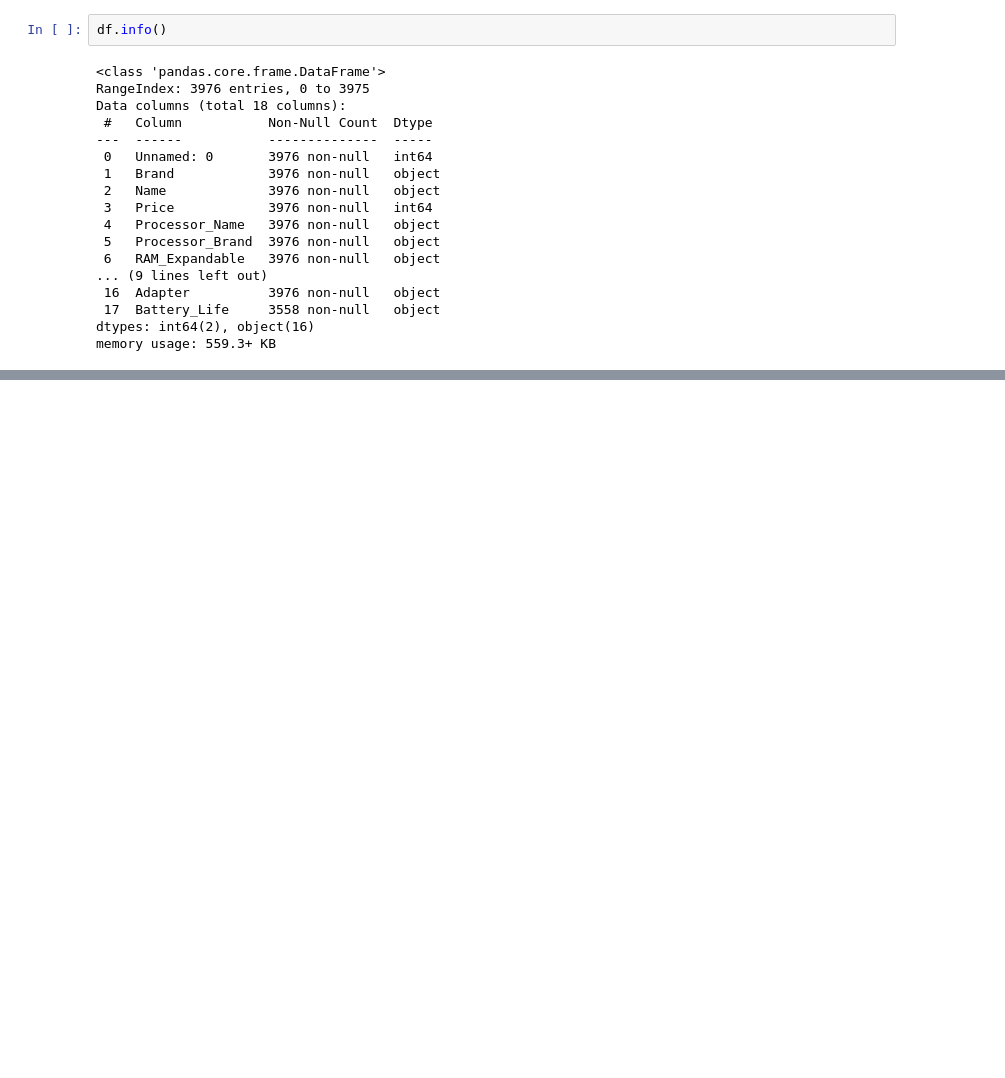
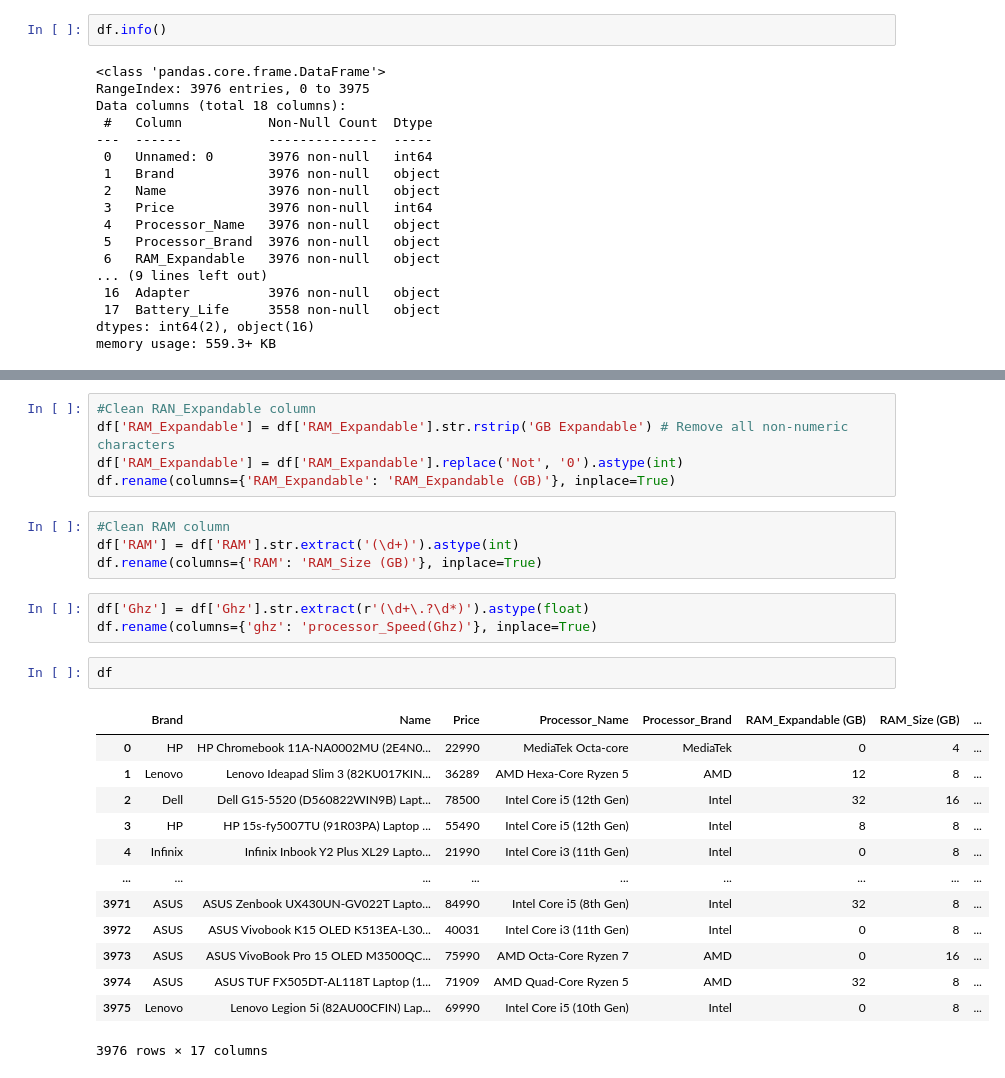
Before and after one commit to Dunith2002/Laptop_Price_Predictor, a Jupyter notebook: notebooks/FC211020_Dinusha/Data_Cleaning.ipynb, the cells around one changed output, grey strips where cells are left out. Drawn from its saved outputs; the diff is of its cells as text; blank space fills up the shorter version.

```diff
--- a/notebooks/FC211020_Dinusha/Data_Cleaning.ipynb
+++ b/notebooks/FC211020_Dinusha/Data_Cleaning.ipynb
@@ -56,0 +80,28 @@ dtype: int64
+# %%
+#Clean RAN_Expandable column
+df['RAM_Expandable'] = df['RAM_Expandable'].str.rstrip('GB Expandable') # Remove all non-numeric characters
+df['RAM_Expandable'] = df['RAM_Expandable'].replace('Not', '0').astype(int)
+df.rename(columns={'RAM_Expandable': 'RAM_Expandable (GB)'}, inplace=True)
+# %%
+#Clean RAM column
+df['RAM'] = df['RAM'].str.extract('(\d+)').astype(int)
+df.rename(columns={'RAM': 'RAM_Size (GB)'}, inplace=True)
+# %%
+df['Ghz'] = df['Ghz'].str.extract(r'(\d+\.?\d*)').astype(float)
+df.rename(columns={'ghz': 'processor_Speed(Ghz)'}, inplace=True)
+# %%
+df
+# %% [output]
+|  | Brand | Name | Price | Processor_Name | Processor_Brand | RAM_Expandable (GB) | RAM_Size (GB) | ... |
+| 0 | HP | HP Chromebook 11A-NA0002MU (2E4N0... | 22990 | MediaTek Octa-core | MediaTek | 0 | 4 | ... |
+| 1 | Lenovo | Lenovo Ideapad Slim 3 (82KU017KIN... | 36289 | AMD Hexa-Core Ryzen 5 | AMD | 12 | 8 | ... |
+| 2 | Dell | Dell G15-5520 (D560822WIN9B) Lapt... | 78500 | Intel Core i5 (12th Gen) | Intel | 32 | 16 | ... |
+| 3 | HP | HP 15s-fy5007TU (91R03PA) Laptop ... | 55490 | Intel Core i5 (12th Gen) | Intel | 8 | 8 | ... |
+| 4 | Infinix | Infinix Inbook Y2 Plus XL29 Lapto... | 21990 | Intel Core i3 (11th Gen) | Intel | 0 | 8 | ... |
+| ... | ... | ... | ... | ... | ... | ... | ... | ... |
+| 3971 | ASUS | ASUS Zenbook UX430UN-GV022T Lapto... | 84990 | Intel Core i5 (8th Gen) | Intel | 32 | 8 | ... |
+| 3972 | ASUS | ASUS Vivobook K15 OLED K513EA-L30... | 40031 | Intel Core i3 (11th Gen) | Intel | 0 | 8 | ... |
+| 3973 | ASUS | ASUS VivoBook Pro 15 OLED M3500QC... | 75990 | AMD Octa-Core Ryzen 7 | AMD | 0 | 16 | ... |
+| 3974 | ASUS | ASUS TUF FX505DT-AL118T Laptop (1... | 71909 | AMD Quad-Core Ryzen 5 | AMD | 32 | 8 | ... |
+| 3975 | Lenovo | Lenovo Legion 5i (82AU00CFIN) Lap... | 69990 | Intel Core i5 (10th Gen) | Intel | 0 | 8 | ... |
+3976 rows × 17 columns
```
Also changed, not shown: parts of 6 cells of this notebook.
